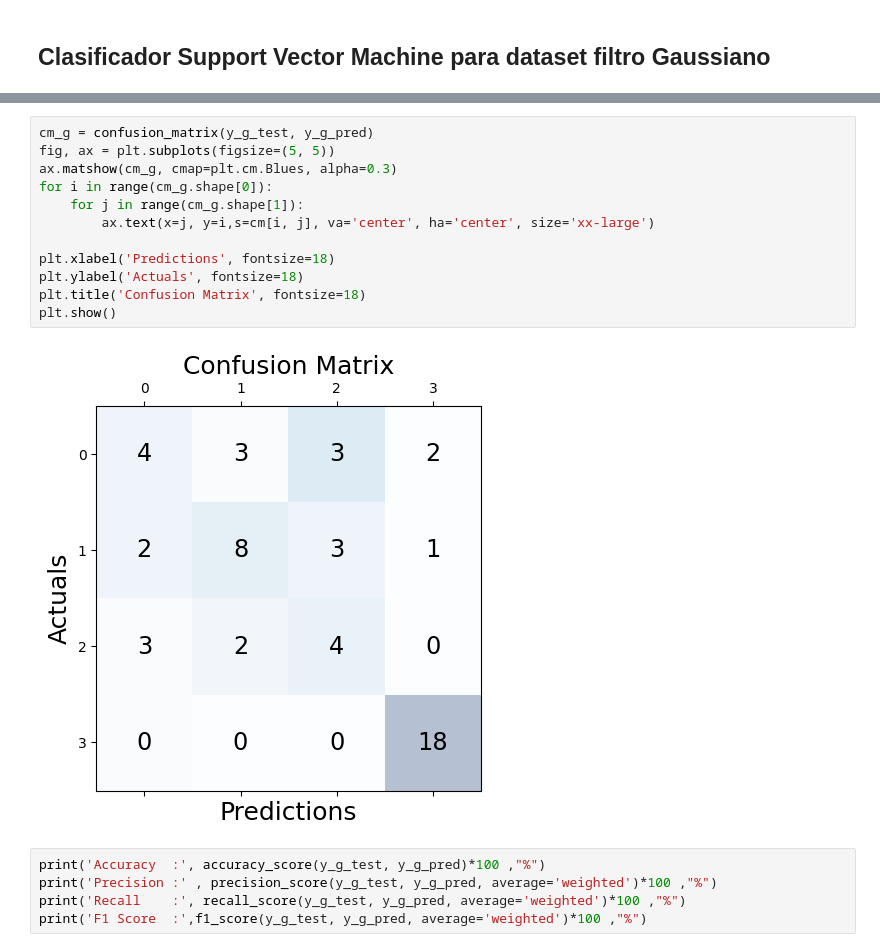
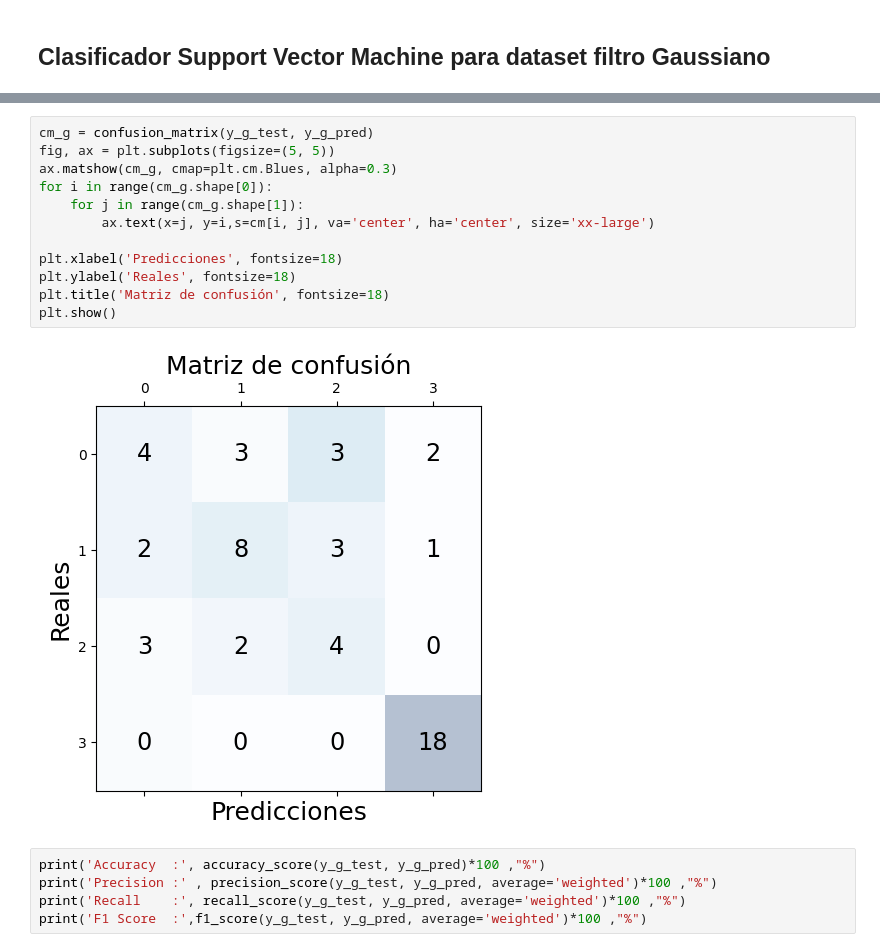
Before and after one commit to principioincertidumbre/ComputerVision, a Jupyter notebook: IntroCV_Tarea_2_Sofía_Vits.ipynb, the cells around one changed output, grey strips where cells are left out. Cells and saved outputs as stored; diff of their text form.

```diff
--- a/IntroCV_Tarea_2_Sofía_Vits.ipynb
+++ b/IntroCV_Tarea_2_Sofía_Vits.ipynb
@@ -447,17 +486,17 @@ array([3, 3, 3, 2, 0, 2, 2, 3, 0, 2, 1, 3, 2, 3, 0, 3, 2, 0, 3, 2, 1, 2,
 # %%
 cm_g = confusion_matrix(y_g_test, y_g_pred)
 fig, ax = plt.subplots(figsize=(5, 5))
 ax.matshow(cm_g, cmap=plt.cm.Blues, alpha=0.3)
 for i in range(cm_g.shape[0]):
     for j in range(cm_g.shape[1]):
         ax.text(x=j, y=i,s=cm[i, j], va='center', ha='center', size='xx-large')
 
-plt.xlabel('Predictions', fontsize=18)
-plt.ylabel('Actuals', fontsize=18)
-plt.title('Confusion Matrix', fontsize=18)
+plt.xlabel('Predicciones', fontsize=18)
+plt.ylabel('Reales', fontsize=18)
+plt.title('Matriz de confusión', fontsize=18)
 plt.show()
 # %% [output]
-[figure, old version]
+[figure, new version]
 # %%
 print('Accuracy  :', accuracy_score(y_g_test, y_g_pred)*100 ,"%")
 print('Precision :' , precision_score(y_g_test, y_g_pred, average='weighted')*100 ,"%")
```
Also changed, not shown: parts of 34 cells of this notebook.
